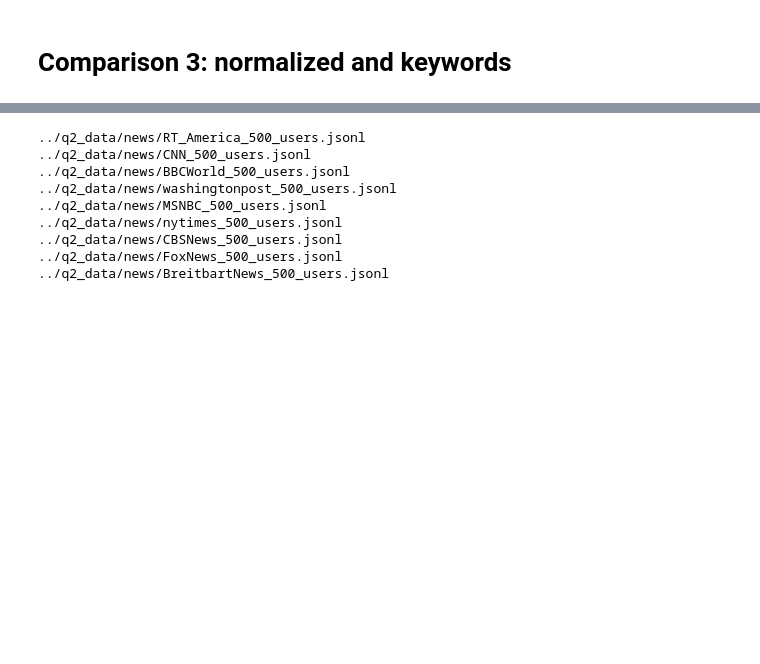
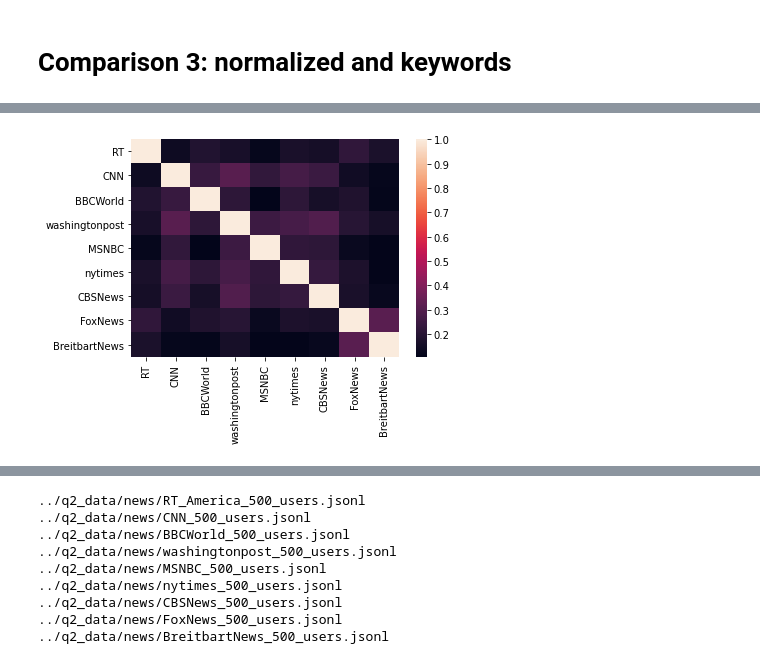
Before and after one commit to ChrisLy99/political_bots, a Jupyter notebook: adjacency_demo.ipynb, the cells around one changed output, grey strips where cells are left out. Cells and saved outputs as stored; diff of their text form; code cells hidden in the pictures; blank space fills up the shorter version.

```diff
--- a/adjacency_demo.ipynb
+++ b/adjacency_demo.ipynb
@@ -81,0 +94,2 @@ plot_embedding(users_fp, vector, save_path, normalize=False, dim=2)
+# %%
+news, adjacency = construct_jaccard(json.load(open('news_vectors.json')))
@@ -81,0 +117,5 @@ plot_embedding(users_fp, vector, save_path, normalize=False, dim=2)
+# %%
+sns.heatmap(adjacency, xticklabels=news, yticklabels=news)
+plt.savefig('what.png')
+# %% [output]
+[figure, added]
```
Also changed, not shown: parts of 13 cells of this notebook, 5 other files.
